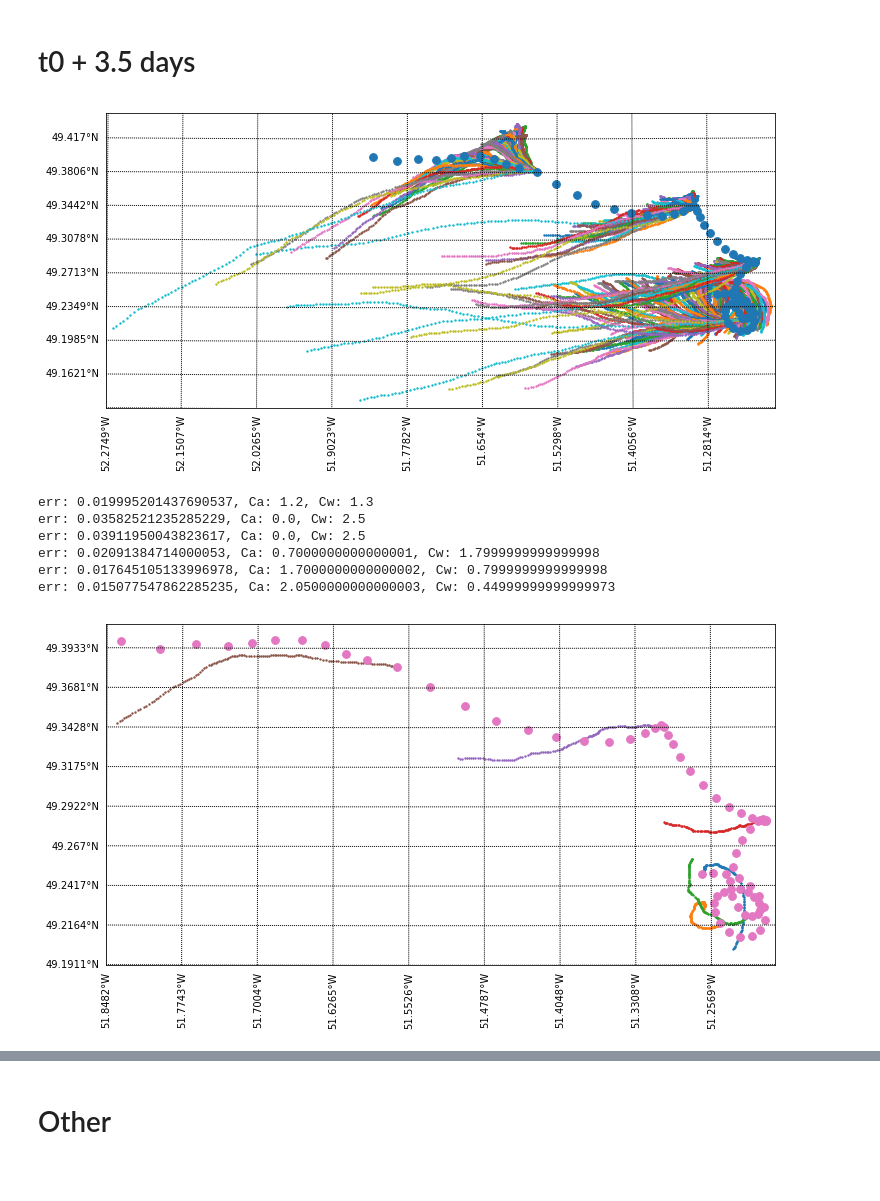
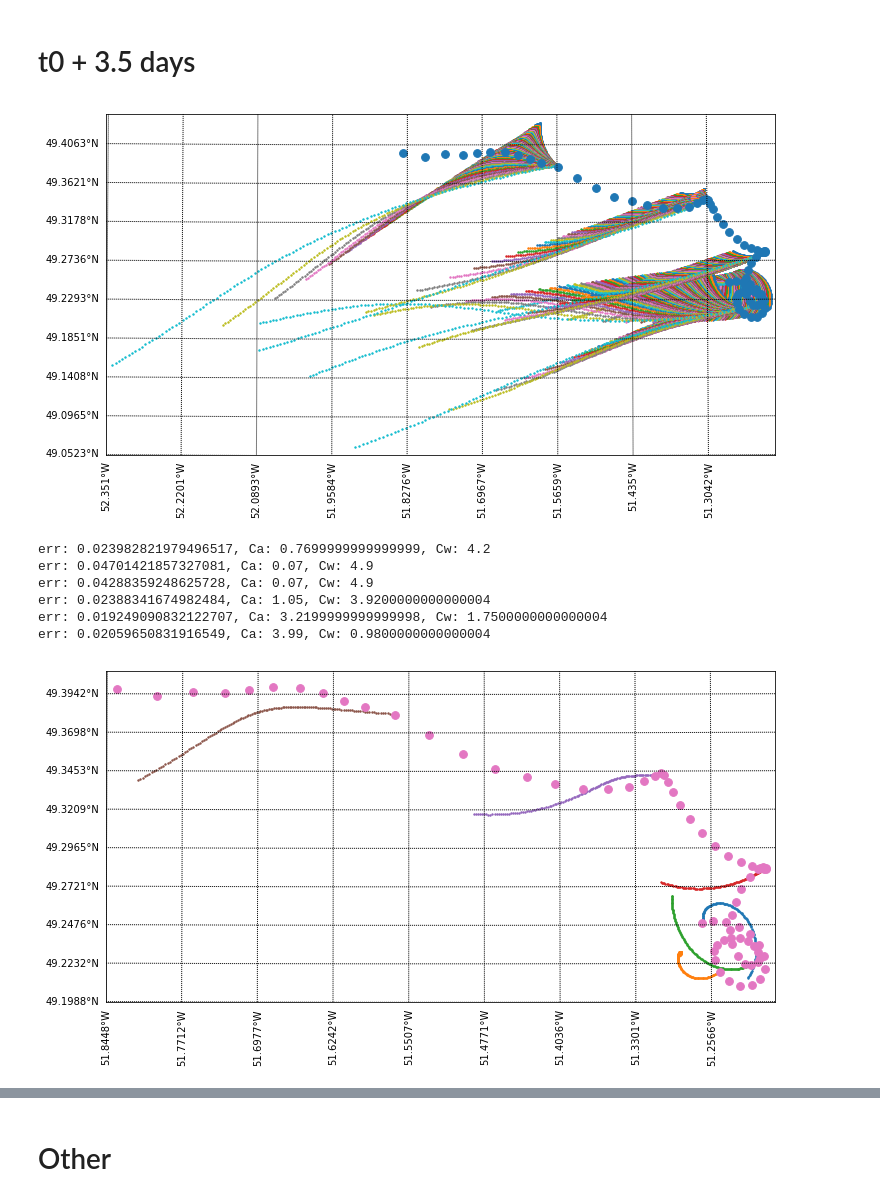
Before and after one commit to jmunroe/IceDEF, a Jupyter notebook: notebooks/ensemble2.ipynb, the cells around one changed output, grey strips where cells are left out. Drawn from its saved outputs; the diff is of its cells as text; code cells hidden in the pictures; blank space fills up the shorter version.

```diff
--- a/notebooks/ensemble2.ipynb
+++ b/notebooks/ensemble2.ipynb
@@ -536,7 +536,7 @@ ref_lats_lons = tc.ref_lats, tc.ref_lons
 Ca, Cw = 0.1, 0.15
 run_sim_kwargs = {'Ca': Ca, 'Cw': Cw, 'perturb_current': True, 'perturb_wind': True, 'smoothing_constant': 0.8}
 
-N = 50
+N = 70
 
 plt.rcParams['figure.figsize'] = (12, 12)
 
@@ -549,35 +549,38 @@ for j in range(num_start_times):
     #tc = test_case.TestCaseB12(add_timedelta=np.timedelta64(12 * j, 'h'))
     tc = test_case.TestCaseC12(add_timedelta=np.timedelta64(12, 'h') + np.timedelta64(3, 'D') + np.timedelta64(12 * j, 'h'))
     ref_lats_lons = tc.ref_lats, tc.ref_lons
     sim.time_frame = tc.time_frame
     sim.start_location = tc.start_location
     sim.start_velocity = tc.start_velocity
     sim.reload_iceberg()
+    sim.iceberg.sail_height = 12
+    sim.iceberg.waterline_length = 230
+    sim.iceberg.mass = 4.2e9
 
     for i in range(N):
 
-        Ca = 0.001 * i * N
+        Ca = 0.001 * (i + 1) * N
         Cw = 0.001 * N * N - 0.001 * i * N
         #Ca = float(np.random.randint(low=35, high=40000, size=1) / 10000)
         #Cw = float(np.random.randint(low=35, high=40000, size=1) / 10000)
         #Cw = Ca / 5
         run_sim_kwargs['Ca'] = Ca
         run_sim_kwargs['Cw'] = Cw
         sim.run_simulation(label=f'{i + (j * N)}', **run_sim_kwargs)
         lats = sim.results.data[f'{i + (j * N)}']['latitude']
         lons = sim.results.data[f'{i + (j * N)}']['longitude']
         lats_lons = lats, lons
         err = calc_mean_error(lats_lons, ref_lats_lons)
         err_dict['Ca'][j][i] = Ca
         err_dict['Cw'][j][i] = Cw
         err_dict['err'][j][i] = err
 
 labels = [str(i) for i in range(N * num_start_times)] + ['reference']
 sizes = [2] * N * num_start_times + [60]
 markers = ['.'] * (N * num_start_times + 1)
 fig, ax = sim.results.plot(labels, sizes=sizes)
 # %% [output]
-[figure, old version]
+[figure, new version]
 # %%
 labels = []
 for i in range(num_start_times):
@@ -588,13 +591,13 @@ labels += ['reference']
 sizes = [2] * num_start_times + [60]
 fig, ax = sim.results.plot(labels, sizes=sizes)
 # %% [output]
-err: 0.019995201437690537, Ca: 1.2, Cw: 1.3
-err: 0.03582521235285229, Ca: 0.0, Cw: 2.5
-err: 0.03911950043823617, Ca: 0.0, Cw: 2.5
-err: 0.02091384714000053, Ca: 0.7000000000000001, Cw: 1.7999999999999998
-err: 0.017645105133996978, Ca: 1.7000000000000002, Cw: 0.7999999999999998
-err: 0.015077547862285235, Ca: 2.0500000000000003, Cw: 0.44999999999999973
+err: 0.023982821979496517, Ca: 0.7699999999999999, Cw: 4.2
+err: 0.04701421857327081, Ca: 0.07, Cw: 4.9
+err: 0.04288359248625728, Ca: 0.07, Cw: 4.9
+err: 0.02388341674982484, Ca: 1.05, Cw: 3.9200000000000004
+err: 0.019249090832122707, Ca: 3.2199999999999998, Cw: 1.7500000000000004
+err: 0.02059650831916549, Ca: 3.99, Cw: 0.9800000000000004
-[figure, old version]
+[figure, new version]
 # %%
 for i in range(1, num_start_times + 1):
     if i == 1:
```
Also changed, not shown: parts of 18 cells of this notebook.
